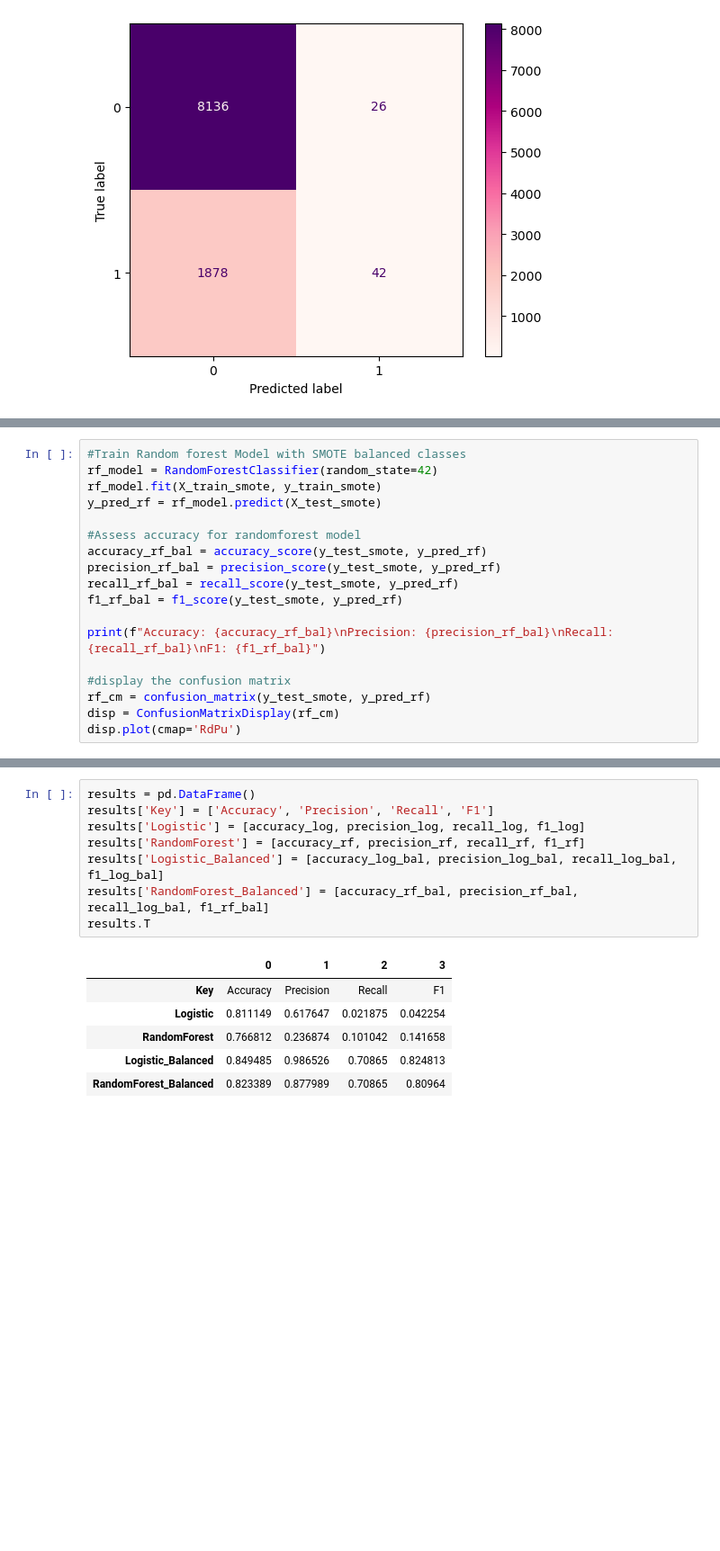
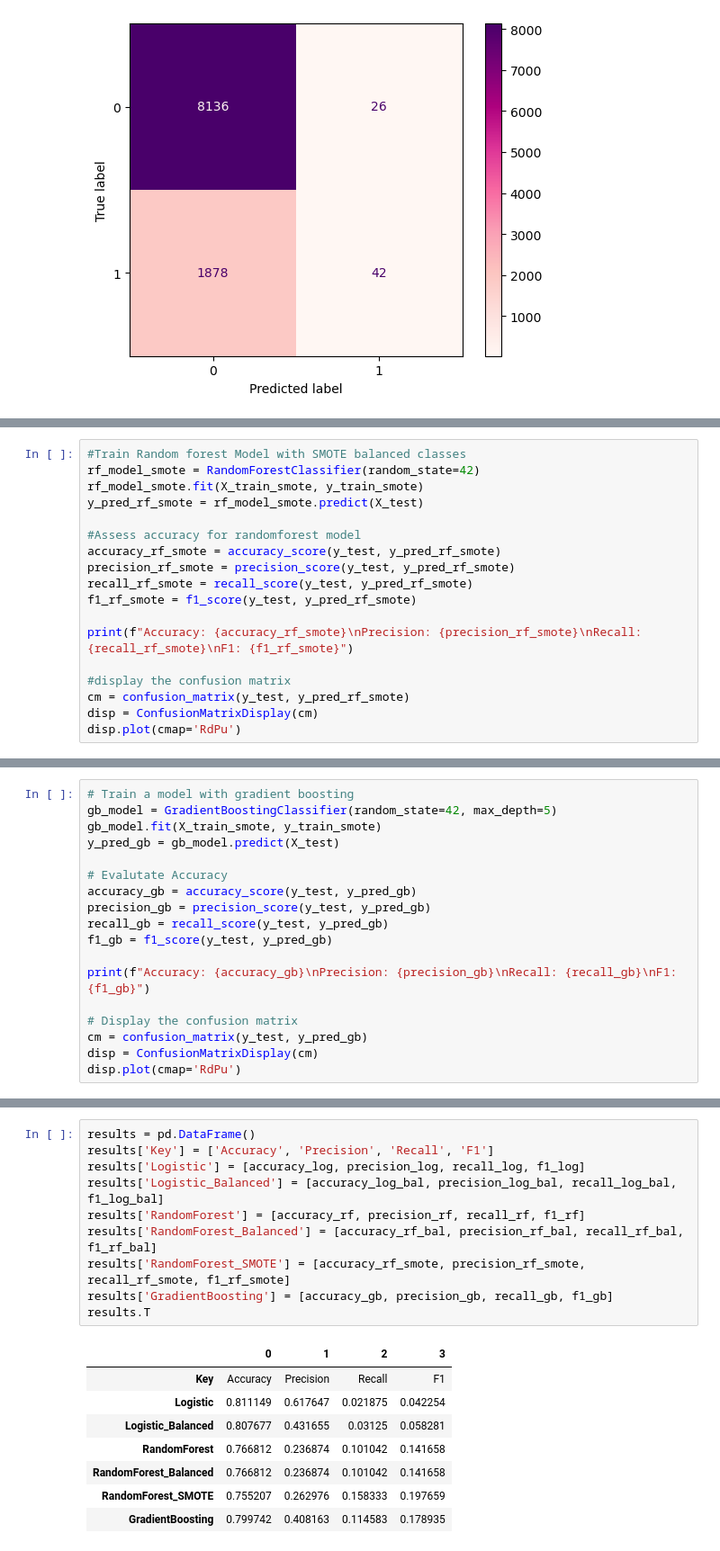
Before and after one commit to phthiessen/IU_CaseStudy, a Jupyter notebook: BaseLineModel.ipynb, the cells around one changed output, grey strips where cells are left out. Shown: that part at 90% size. Saved outputs shown, nothing was run; the diff lists cells and outputs as text; blank space fills up the shorter version.

```diff
--- a/BaseLineModel.ipynb
+++ b/BaseLineModel.ipynb
@@ -106,19 +133,19 @@ F1: 0.1416575392479007
 # %%
 #Train Random forest Model with SMOTE balanced classes
-rf_model = RandomForestClassifier(random_state=42)
-rf_model.fit(X_train_smote, y_train_smote)
-y_pred_rf = rf_model.predict(X_test_smote)
+rf_model_smote = RandomForestClassifier(random_state=42)
+rf_model_smote.fit(X_train_smote, y_train_smote)
+y_pred_rf_smote = rf_model_smote.predict(X_test)
 
 #Assess accuracy for randomforest model
-accuracy_rf_bal = accuracy_score(y_test_smote, y_pred_rf)
-precision_rf_bal = precision_score(y_test_smote, y_pred_rf)
-recall_rf_bal = recall_score(y_test_smote, y_pred_rf)
-f1_rf_bal = f1_score(y_test_smote, y_pred_rf)
+accuracy_rf_smote = accuracy_score(y_test, y_pred_rf_smote)
+precision_rf_smote = precision_score(y_test, y_pred_rf_smote)
+recall_rf_smote = recall_score(y_test, y_pred_rf_smote)
+f1_rf_smote = f1_score(y_test, y_pred_rf_smote)
 
-print(f"Accuracy: {accuracy_rf_bal}\nPrecision: {precision_rf_bal}\nRecall: {recall_rf_bal}\nF1: {f1_rf_bal}")
+print(f"Accuracy: {accuracy_rf_smote}\nPrecision: {precision_rf_smote}\nRecall: {recall_rf_smote}\nF1: {f1_rf_smote}")
 
 #display the confusion matrix
-rf_cm = confusion_matrix(y_test_smote, y_pred_rf)
-disp = ConfusionMatrixDisplay(rf_cm)
+cm = confusion_matrix(y_test, y_pred_rf_smote)
+disp = ConfusionMatrixDisplay(cm)
 disp.plot(cmap='RdPu')
 # %% [output]
@@ -130,0 +158,18 @@ F1: 0.8096401452624629
+# %%
+# Train a model with gradient boosting
+gb_model = GradientBoostingClassifier(random_state=42, max_depth=5)
+gb_model.fit(X_train_smote, y_train_smote)
+y_pred_gb = gb_model.predict(X_test)
+
+# Evalutate Accuracy
+accuracy_gb = accuracy_score(y_test, y_pred_gb)
+precision_gb = precision_score(y_test, y_pred_gb)
+recall_gb = recall_score(y_test, y_pred_gb)
+f1_gb = f1_score(y_test, y_pred_gb)
+
+print(f"Accuracy: {accuracy_gb}\nPrecision: {precision_gb}\nRecall: {recall_gb}\nF1: {f1_gb}")
+
+# Display the confusion matrix
+cm = confusion_matrix(y_test, y_pred_gb)
+disp = ConfusionMatrixDisplay(cm)
+disp.plot(cmap='RdPu')
@@ -131,15 +214,19 @@ F1: 0.8096401452624629
 # %%
 results = pd.DataFrame()
 results['Key'] = ['Accuracy', 'Precision', 'Recall', 'F1']
 results['Logistic'] = [accuracy_log, precision_log, recall_log, f1_log]
+results['Logistic_Balanced'] = [accuracy_log_bal, precision_log_bal, recall_log_bal, f1_log_bal]
 results['RandomForest'] = [accuracy_rf, precision_rf, recall_rf, f1_rf]
-results['Logistic_Balanced'] = [accuracy_log_bal, precision_log_bal, recall_log_bal, f1_log_bal]
-results['RandomForest_Balanced'] = [accuracy_rf_bal, precision_rf_bal, recall_log_bal, f1_rf_bal]
+results['RandomForest_Balanced'] = [accuracy_rf_bal, precision_rf_bal, recall_rf_bal, f1_rf_bal]
+results['RandomForest_SMOTE'] = [accuracy_rf_smote, precision_rf_smote, recall_rf_smote, f1_rf_smote]
+results['GradientBoosting'] = [accuracy_gb, precision_gb, recall_gb, f1_gb]
 results.T
 # %% [output]
 |  | 0 | 1 | 2 | 3 |
 | Key | Accuracy | Precision | Recall | F1 |
 | Logistic | 0.811149 | 0.617647 | 0.021875 | 0.042254 |
+| Logistic_Balanced | 0.807677 | 0.431655 | 0.03125 | 0.058281 |
 | RandomForest | 0.766812 | 0.236874 | 0.101042 | 0.141658 |
-| Logistic_Balanced | 0.849485 | 0.986526 | 0.70865 | 0.824813 |
-| RandomForest_Balanced | 0.823389 | 0.877989 | 0.70865 | 0.80964 |
+| RandomForest_Balanced | 0.766812 | 0.236874 | 0.101042 | 0.141658 |
+| RandomForest_SMOTE | 0.755207 | 0.262976 | 0.158333 | 0.197659 |
+| GradientBoosting | 0.799742 | 0.408163 | 0.114583 | 0.178935 |
```
Also changed, not shown: parts of 10 cells of this notebook, 1 other file.
